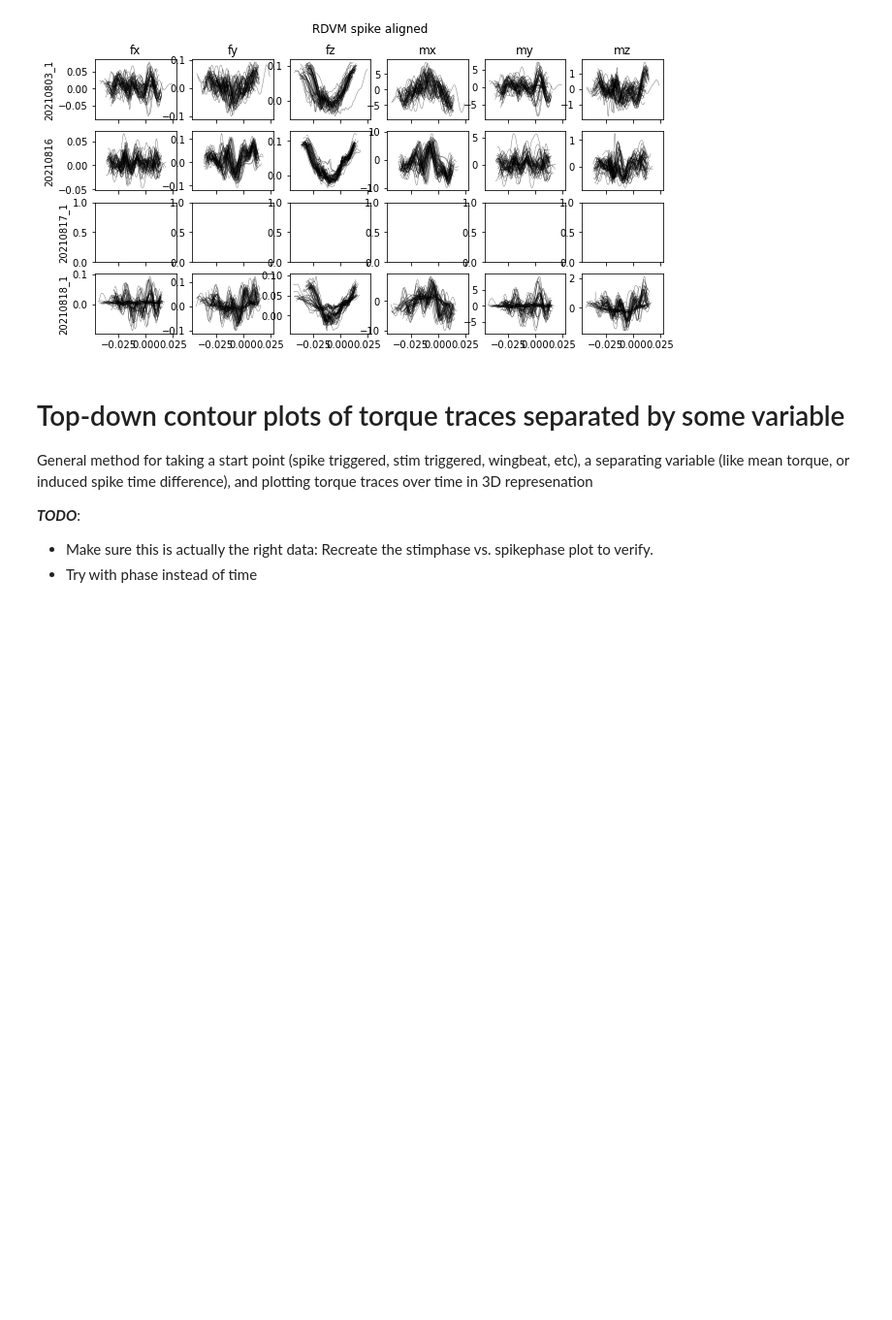
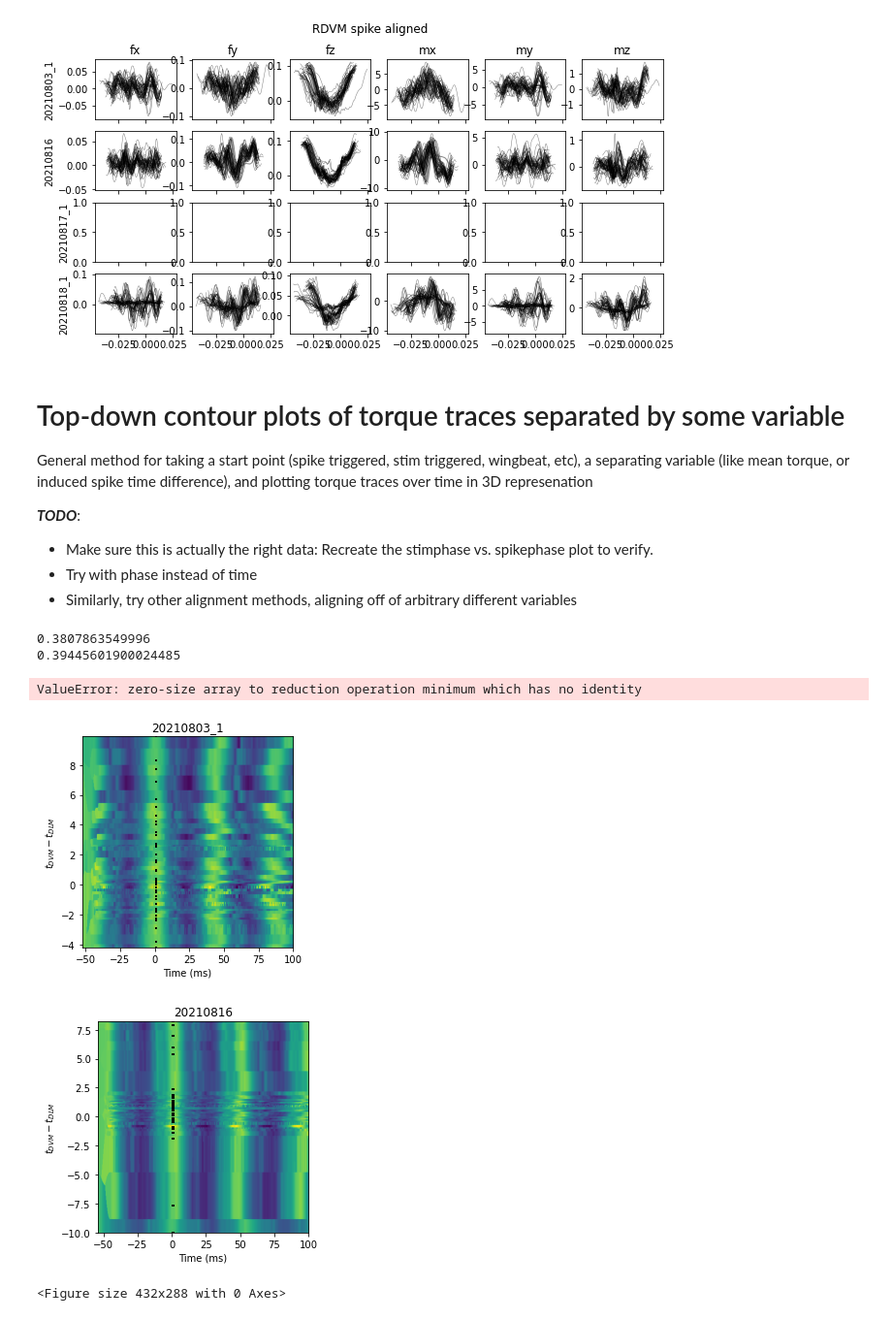
Before and after one commit to LeoJW/stimPitchAnalysis, a Jupyter notebook: figures.ipynb, the cells around one changed output. Shown at 97% size. Saved outputs shown, nothing was run; the diff lists cells and outputs as text; code cells hidden in the pictures; blank space fills up the shorter version.

```diff
--- a/figures.ipynb
+++ b/figures.ipynb
@@ -140,3 +142,70 @@ General method for taking a start point (spike triggered, stim triggered, wingbe
 ***TODO***:
 - Make sure this is actually the right data: Recreate the stimphase vs. spikephase plot to verify.
 - Try with phase instead of time
+- Similarly, try other alignment methods, aligning off of arbitrary different variables
+# %%
+plt.close('all')
+usewb = (-1, 3) # ignore all wingbeat except in this range
+usewindow = (-100, 100) # ms, window to actually observe around zero'd time
+ngridx, ngridy = 500, 500
+# Loop over dates
+for d in runDates:
+    # Figure setup
+    fig = plt.figure()
+    # make dataframe subset
+    dt = df.loc[(df.date==d) &
+                (df.wb>=usewb[0]) &
+                (df.wb<usewb[1]) &
+                (df.stimphase<0.5)].copy()
+    dt['tdl'] = (dt['LDVM_fs']-dt['LDLM_fs'])/10
+    dt['tdr'] = (dt['RDVM_fs']-dt['RDLM_fs'])/10
+    dt.loc[(dt['tdl']<0) | (dt['tdr']<0), ['tdl','tdr']] = np.nan
+    # Zero time, trim data to region around t=0
+    dt.Time = dt.groupby(['date','pulse'], group_keys=False).apply(
+        lambda g: g['Time'] - g.loc[(g.wb==0), 'Time'].iloc[0])
+        # lambda g: g['Time'] - (g.loc[(g.wb==-1), 'Time'].iloc[0] + g.loc[g.wb==-1,'LDVM_fs'].iloc[0]/fsamp))
+    dt = dt.loc[(dt.Time>=usewindow[0]/1000) & (dt.Time<=usewindow[1]/1000)]
+    # Preallocate/prepare for loop
+    grouped_df = dt.groupby(['date','pulse'])
+    ngroup, groupsize = grouped_df.ngroups, np.max(grouped_df.size())
+    mat = np.zeros((3,ngroup*groupsize))
+    i = 0
+    # Loop over each pulse, add to matrix
+    for name, g in grouped_df:
+        thiscol = g.loc[g.wbstate=='stim', 'tdr'].iloc[0] - g.loc[g.wb==-1, 'tdr'].iloc[0]
+        # thiscol = g.loc[g.wbstate=='stim', 'tdl'].iloc[0]
+        # thiscol = (g.loc[g.wbstate=='stim', 'LDVM_fs'].iloc[0] - g.loc[g.wbstate=='stim', 'LDLM_fs'].iloc[0])/len(g.loc[g.wbstate=='stim'])
+
+        glen = len(g.Time)
+        mat[0,i:i+glen] = g.Time*1000 # X
+        # mat[0,i:i+glen] = g.phase+g.wb # X
+        mat[1,i:i+glen] = thiscol # Y
+        mat[2,i:i+glen] = g.fz # Z
+        i += glen
+    # Trim excess length, nan points
+    excess = np.argmin(np.flip(mat[0,:]==0))
+    mat = mat[:,0:-excess]
+    mat = mat[:, ~np.isnan(mat).any(axis=0)]
+    mat = mat[:, mat[1,:]<30]
+    # Make grid to draw image on
+    tic = st.perf_counter()
+    xmin, xmax = np.min(mat[0,:]), np.max(mat[0,:])
+    ymin, ymax = np.min(mat[1,:]), np.max(mat[1,:])
+    gridx, gridy = np.mgrid[xmin:xmax:ngridx*1j, ymin:ymax:ngridy*1j]
+    gridz = griddata(mat[0:2,:].T, mat[2,:], (gridx,gridy), method='nearest')
+    print(st.perf_counter()-tic)
+    # Plot!
+    plt.imshow(gridz.T, extent=[xmin, xmax, ymin, ymax], origin='lower', aspect=(xmax-xmin)/(ymax-ymin))
+    plt.hlines(mat[1,:], xmin=0, xmax=2, color='k', lw=0.1)
+    # plt.hlines(mat[1,:], xmin=0, xmax=0.1, color='k', lw=0.1)
+    # Labels
+    plt.title(d)
+    plt.xlabel('Time (ms)')
+    plt.ylabel(r'$t_{DVM}-t_{DLM}$')
+# %% [output]
+0.3807863549996
+0.39445601900024485
+ValueError: zero-size array to reduction operation minimum which has no identity
+[figure, added]
+[figure, added]
+<Figure size 432x288 with 0 Axes>
```
Also changed, not shown: parts of 7 cells of this notebook.
